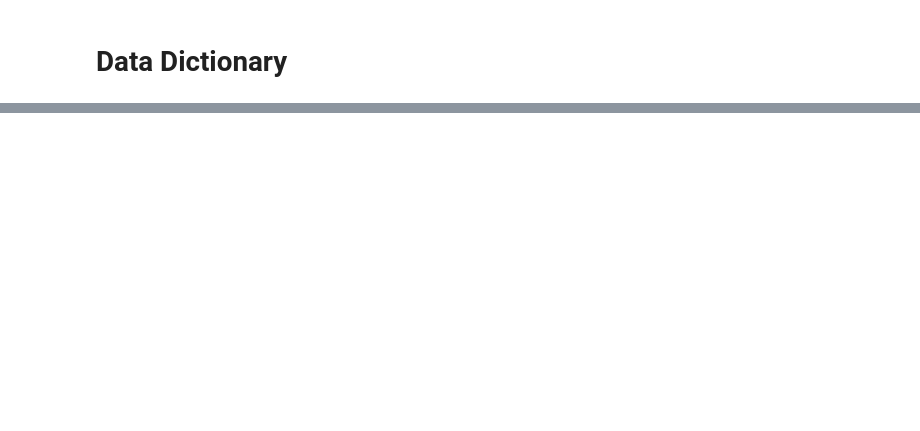
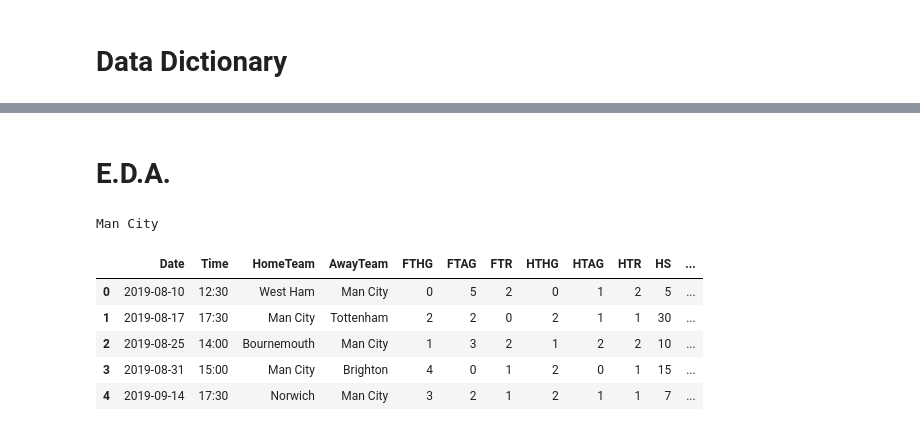
Before and after one commit to yssefunc/sport_analytics, a Jupyter notebook: code/eda.ipynb, the cells around one changed output, grey strips where cells are left out. Cells and saved outputs as stored; diff of their text form; code cells hidden in the pictures; blank space fills up the shorter version.

```diff
--- a/code/england_preprocess.ipynb
+++ b/code/eda.ipynb
@@ -990,0 +90,2 @@ df.to_csv('preprocess.csv',index=False)
+# %% [markdown]
+# E.D.A.
@@ -990,0 +116,12 @@ df.to_csv('preprocess.csv',index=False)
+# %%
+team = 'Man City'
+df_result = eda(df,team).reset_index(drop=True)
+df_result.head()
+# %% [output]
+Man City
+|  | Date | Time | HomeTeam | AwayTeam | FTHG | FTAG | FTR | HTHG | HTAG | HTR | HS | ... |
+| 0 | 2019-08-10 | 12:30 | West Ham | Man City | 0 | 5 | 2 | 0 | 1 | 2 | 5 | ... |
+| 1 | 2019-08-17 | 17:30 | Man City | Tottenham | 2 | 2 | 0 | 2 | 1 | 1 | 30 | ... |
+| 2 | 2019-08-25 | 14:00 | Bournemouth | Man City | 1 | 3 | 2 | 1 | 2 | 2 | 10 | ... |
+| 3 | 2019-08-31 | 15:00 | Man City | Brighton | 4 | 0 | 1 | 2 | 0 | 1 | 15 | ... |
+| 4 | 2019-09-14 | 17:30 | Norwich | Man City | 3 | 2 | 1 | 2 | 1 | 1 | 7 | ... |
```
Also changed, not shown: parts of 40 cells of this notebook, 3 other files.
